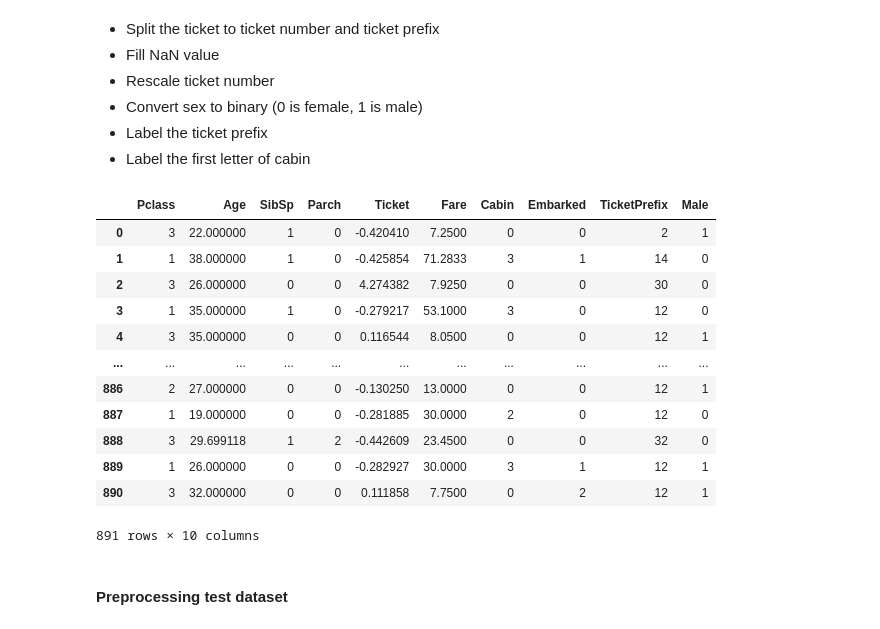
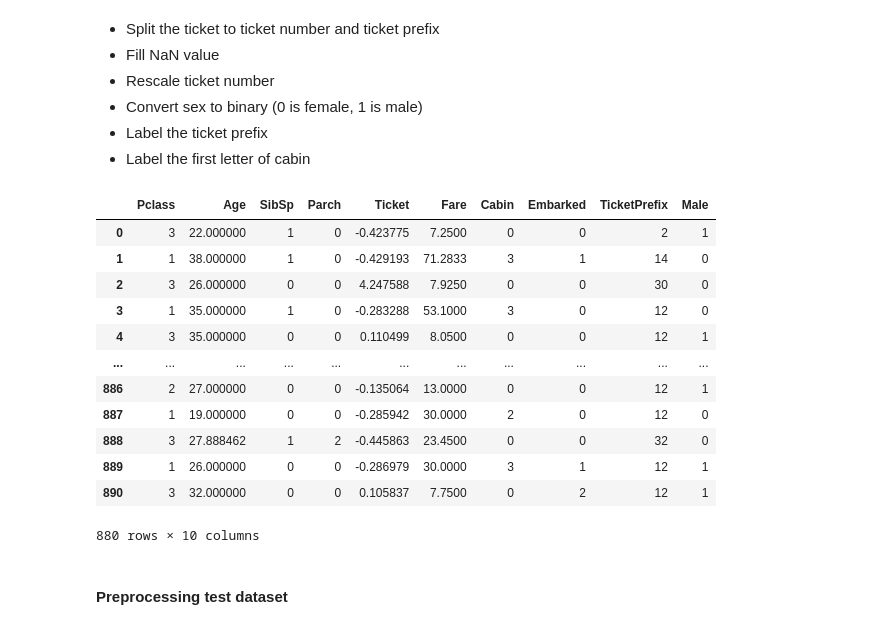
Before and after one commit to nntrivi2001/Titanic-Competition---RandomForest, a Jupyter notebook: Titanic Competition/Titanic.ipynb, the cells around one changed output. Drawn from its saved outputs; the diff is of its cells as text; code cells hidden in the pictures.

```diff
--- a/Titanic Competition/Titanic.ipynb
+++ b/Titanic Competition/Titanic.ipynb
@@ -70,50 +70,61 @@ dtype: int64
 # %%
 train_df = train_df.replace({'Ticket': {'LINE': ' 0'}})
 
 ticketprefix = train_df['Ticket'].str.split(' ').str[0].apply(lambda x: x if x.isnumeric() == False else 'None')
 
 train_df = train_df.assign(TicketPrefix = ticketprefix)
 train_df['TicketPrefix'] = train_df['TicketPrefix'].str.replace('/', ' ').str.replace('.', '')
 train_df['TicketPrefix'] = pd.Categorical(train_df['TicketPrefix'])
 train_df['TicketPrefix'] = train_df['TicketPrefix'].cat.codes
 
-train_df["Age"].fillna(train_df['Age'].mean(),inplace = True)
+
+sex = pd.get_dummies(train_df['Sex'], dtype= np.int32)
+sex = sex.rename(columns={'male': "Male"})
+
+train_df = pd.concat((train_df, sex),axis=1)
+
+train_df = train_df.drop(train_df.loc[train_df["Age"] > 75].index)
+train_df = train_df.drop(train_df.loc[train_df["SibSp"] > 7].index)
+train_df = train_df.drop(train_df.loc[train_df["Fare"] > 510].index)
+
+age_male = train_df["Age"][train_df.loc[train_df["Male"] != 0].index].mean()
+age_female = train_df["Age"][train_df.loc[train_df["Male"] == 0].index].mean()
+
+train_df.loc[train_df.Male != 0, 'Age'] = train_df.loc[train_df.Male != 0, 'Age'].fillna(age_male)
+train_df.loc[train_df.Male == 0, 'Age'] = train_df.loc[train_df.Male == 0, 'Age'].fillna(age_female)
+
 train_df["Cabin"].fillna("Other", inplace = True)
 train_df["Embarked"].fillna(method = 'ffill', inplace = True)
 train_df['Cabin'] = train_df['Cabin'][:].str[0]
 train_df['Ticket'] = train_df['Ticket'].str.split(' ').str[-1].astype(int)
 
 
-X = train_df[['Ticket',]]
+X = train_df[['Ticket']]
 scale = StandardScaler()
-train_df[['Ticket']] = scale.fit_transform(X)
-
+scale.fit(X)
+train_df[['Ticket']] = scale.transform(X)
 
 train_target = train_df['Survived']
 
-sex = pd.get_dummies(train_df['Sex'], dtype= np.int32)
-sex = sex.rename(columns={'male': "Male"})
-
-train_df = pd.concat((train_df, sex),axis=1)
 train_df = train_df.drop(columns=['Name', 'PassengerId', 'Survived', 'female', 'Sex'])
 train_df = train_df.replace({'Embarked': {'S': 0, 'C': 1, 'Q': 2}})
 train_df = train_df.replace({'Cabin': {'A': 1, 'B': 2, 'C': 3, 'D': 4, 'E': 5, 'F': 6, 'G': 7, 'H': 8, 'T': 9, 'O': 0}})
 
 train_df
 # %% [output]
 |  | Pclass | Age | SibSp | Parch | Ticket | Fare | Cabin | Embarked | TicketPrefix | Male |
-| 0 | 3 | 22.000000 | 1 | 0 | -0.420410 | 7.2500 | 0 | 0 | 2 | 1 |
-| 1 | 1 | 38.000000 | 1 | 0 | -0.425854 | 71.2833 | 3 | 1 | 14 | 0 |
-| 2 | 3 | 26.000000 | 0 | 0 | 4.274382 | 7.9250 | 0 | 0 | 30 | 0 |
-| 3 | 1 | 35.000000 | 1 | 0 | -0.279217 | 53.1000 | 3 | 0 | 12 | 0 |
-| 4 | 3 | 35.000000 | 0 | 0 | 0.116544 | 8.0500 | 0 | 0 | 12 | 1 |
+| 0 | 3 | 22.000000 | 1 | 0 | -0.423775 | 7.2500 | 0 | 0 | 2 | 1 |
+| 1 | 1 | 38.000000 | 1 | 0 | -0.429193 | 71.2833 | 3 | 1 | 14 | 0 |
+| 2 | 3 | 26.000000 | 0 | 0 | 4.247588 | 7.9250 | 0 | 0 | 30 | 0 |
+| 3 | 1 | 35.000000 | 1 | 0 | -0.283288 | 53.1000 | 3 | 0 | 12 | 0 |
+| 4 | 3 | 35.000000 | 0 | 0 | 0.110499 | 8.0500 | 0 | 0 | 12 | 1 |
 | ... | ... | ... | ... | ... | ... | ... | ... | ... | ... | ... |
-| 886 | 2 | 27.000000 | 0 | 0 | -0.130250 | 13.0000 | 0 | 0 | 12 | 1 |
-| 887 | 1 | 19.000000 | 0 | 0 | -0.281885 | 30.0000 | 2 | 0 | 12 | 0 |
-| 888 | 3 | 29.699118 | 1 | 2 | -0.442609 | 23.4500 | 0 | 0 | 32 | 0 |
-| 889 | 1 | 26.000000 | 0 | 0 | -0.282927 | 30.0000 | 3 | 1 | 12 | 1 |
-| 890 | 3 | 32.000000 | 0 | 0 | 0.111858 | 7.7500 | 0 | 2 | 12 | 1 |
+| 886 | 2 | 27.000000 | 0 | 0 | -0.135064 | 13.0000 | 0 | 0 | 12 | 1 |
+| 887 | 1 | 19.000000 | 0 | 0 | -0.285942 | 30.0000 | 2 | 0 | 12 | 0 |
+| 888 | 3 | 27.888462 | 1 | 2 | -0.445863 | 23.4500 | 0 | 0 | 32 | 0 |
+| 889 | 1 | 26.000000 | 0 | 0 | -0.286979 | 30.0000 | 3 | 1 | 12 | 1 |
+| 890 | 3 | 32.000000 | 0 | 0 | 0.105837 | 7.7500 | 0 | 2 | 12 | 1 |
-891 rows × 10 columns
+880 rows × 10 columns
 # %% [markdown]
 #### Preprocessing test dataset
 # %%
```
Also changed, not shown: parts of 6 cells of this notebook, 1 other file.
